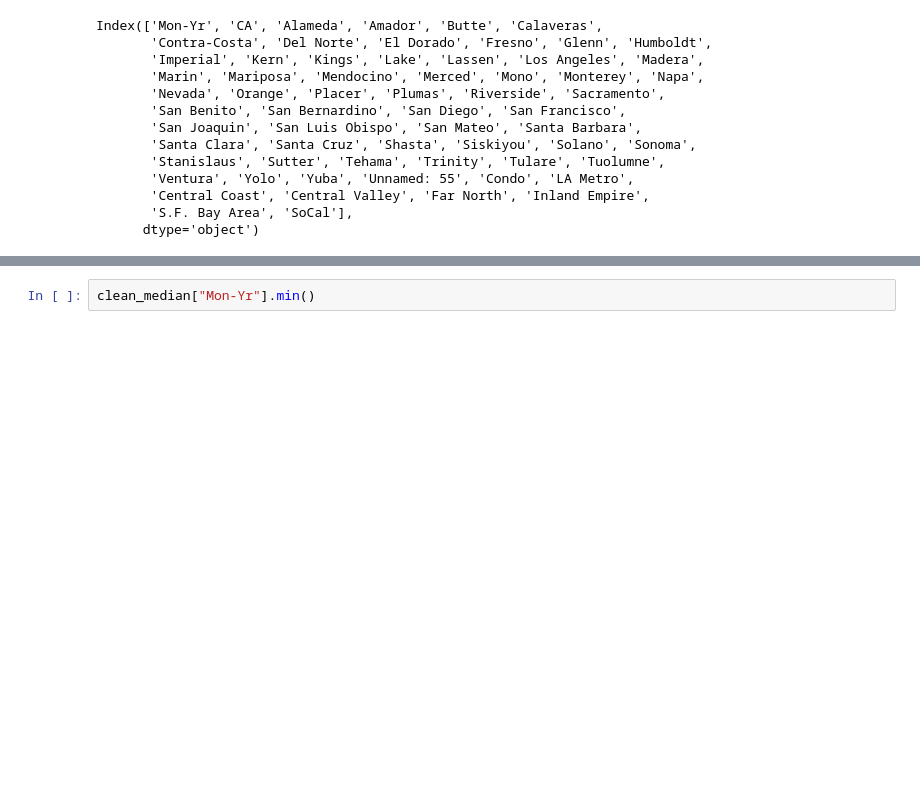
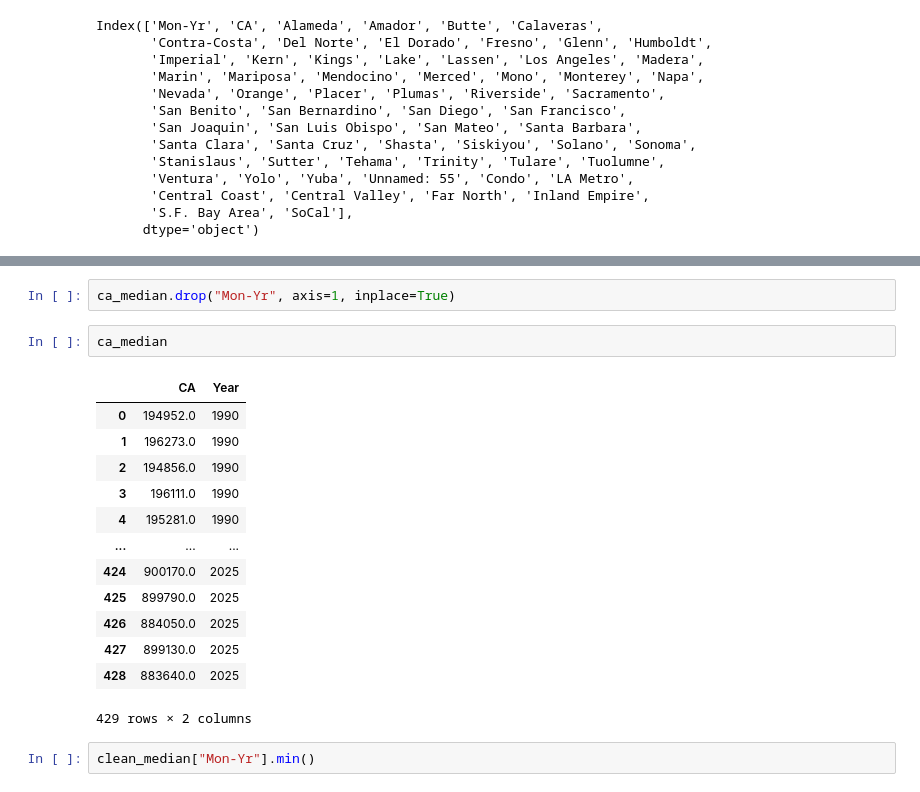
Before and after one commit to alvaroEspinozaMerida/CA_Housing_Analysis, a Jupyter notebook: src/median_price_EDA.ipynb, the cells around one changed output, grey strips where cells are left out. Cells and saved outputs as stored; diff of their text form; blank space fills up the shorter version.

```diff
--- a/src/median_price_EDA.ipynb
+++ b/src/median_price_EDA.ipynb
@@ -73,3 +94,21 @@ Index(['Mon-Yr', 'CA', 'Alameda', 'Amador', 'Butte', 'Calaveras',
+# %%
+ca_median.drop("Mon-Yr", axis=1, inplace=True)
+# %%
+ca_median
+# %% [output]
+|  | CA | Year |
+| 0 | 194952.0 | 1990 |
+| 1 | 196273.0 | 1990 |
+| 2 | 194856.0 | 1990 |
+| 3 | 196111.0 | 1990 |
+| 4 | 195281.0 | 1990 |
+| ... | ... | ... |
+| 424 | 900170.0 | 2025 |
+| 425 | 899790.0 | 2025 |
+| 426 | 884050.0 | 2025 |
+| 427 | 899130.0 | 2025 |
+| 428 | 883640.0 | 2025 |
+429 rows × 2 columns
 # %%
 clean_median["Mon-Yr"].min()
 # %% [output]
```
Also changed, not shown: parts of 2 cells of this notebook, 2 other files.
